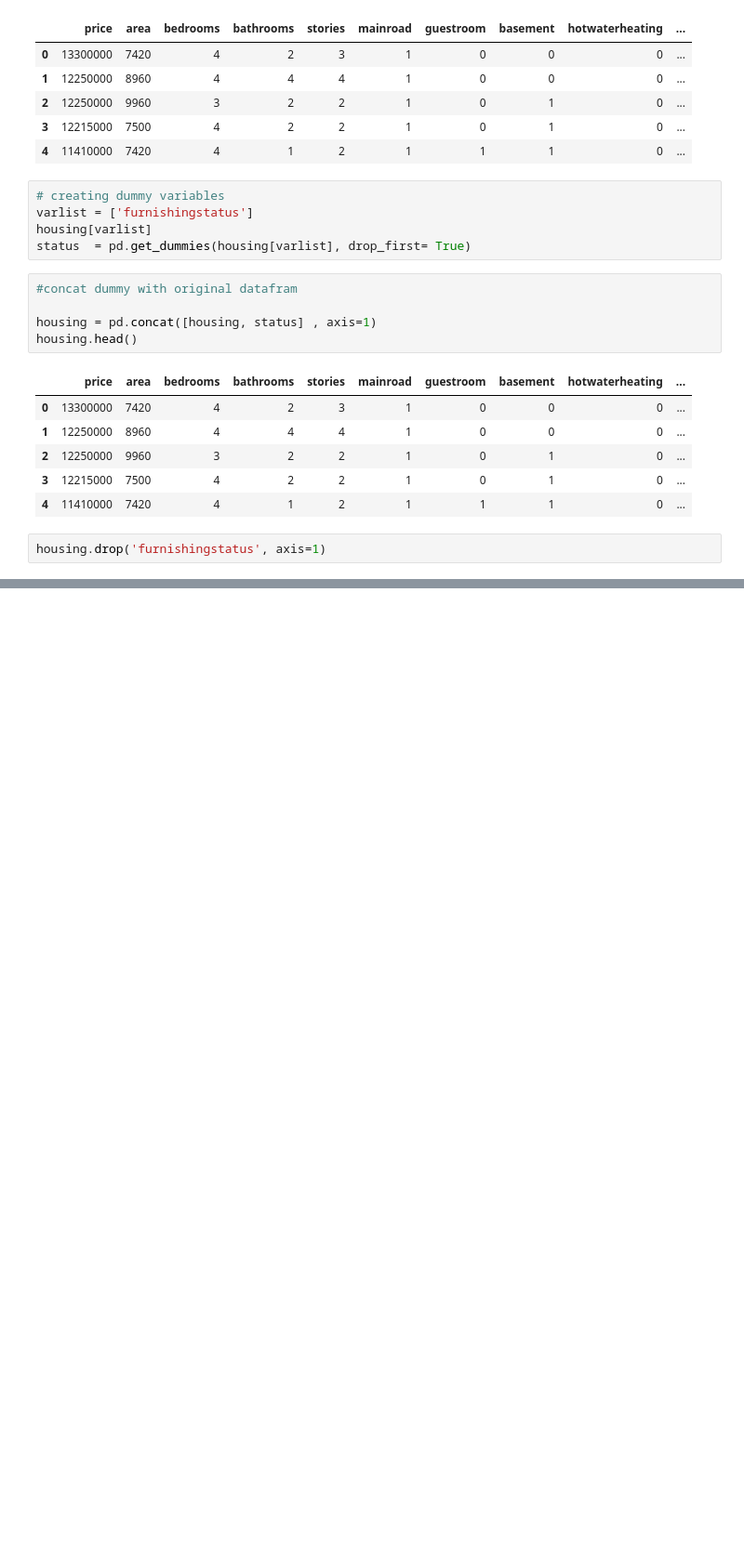
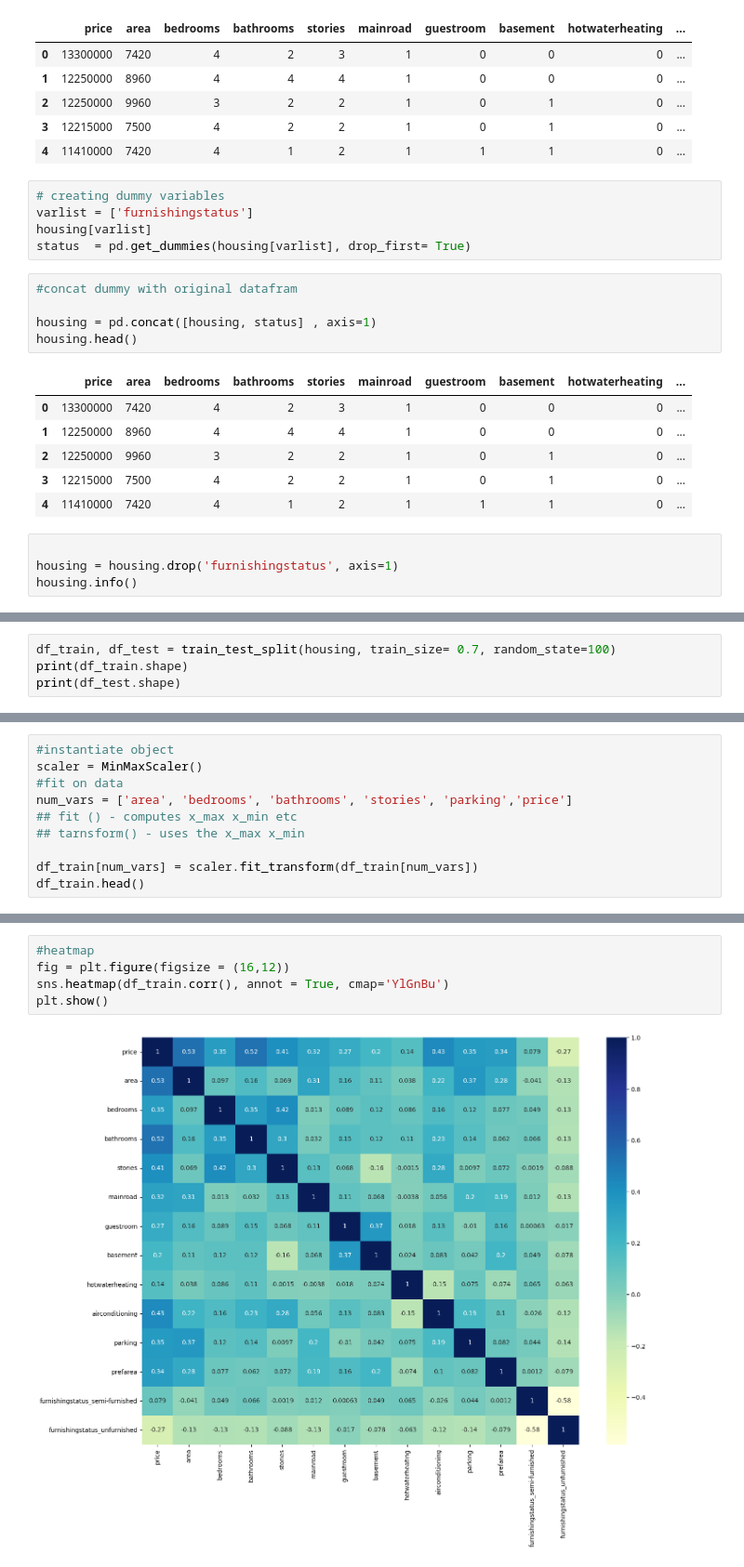
Before and after one commit to KaustavRoy10/Price_optimization, a Jupyter notebook: Price_optimization.ipynb, the cells around one changed output, grey strips where cells are left out. Shown: that part at 93% size. Cells and saved outputs as stored; diff of their text form; blank space fills up the shorter version.

```diff
--- a/Price_optimization.ipynb
+++ b/Price_optimization.ipynb
@@ -133,5 +134,7 @@ housing.head()
 | 3 | 12215000 | 7500 | 4 | 2 | 2 | 1 | 0 | 1 | 0 | ... |
 | 4 | 11410000 | 7420 | 4 | 1 | 2 | 1 | 1 | 1 | 0 | ... |
 # %%
-housing.drop('furnishingstatus', axis=1)
+
+housing = housing.drop('furnishingstatus', axis=1)
+housing.info()
 # %% [output]
@@ -150,0 +160,4 @@ housing.drop('furnishingstatus', axis=1)
+# %%
+df_train, df_test = train_test_split(housing, train_size= 0.7, random_state=100)
+print(df_train.shape)
+print(df_test.shape)
@@ -150,0 +179,10 @@ housing.drop('furnishingstatus', axis=1)
+# %%
+#instantiate object
+scaler = MinMaxScaler()
+#fit on data
+num_vars = ['area', 'bedrooms', 'bathrooms', 'stories', 'parking','price']
+## fit () - computes x_max x_min etc
+## tarnsform() - uses the x_max x_min
+
+df_train[num_vars] = scaler.fit_transform(df_train[num_vars])
+df_train.head()
@@ -150,0 +204,7 @@ housing.drop('furnishingstatus', axis=1)
+# %%
+#heatmap
+fig = plt.figure(figsize = (16,12))
+sns.heatmap(df_train.corr(), annot = True, cmap='YlGnBu')
+plt.show()
+# %% [output]
+[figure, added]
```
Also changed, not shown: parts of 51 cells of this notebook.
